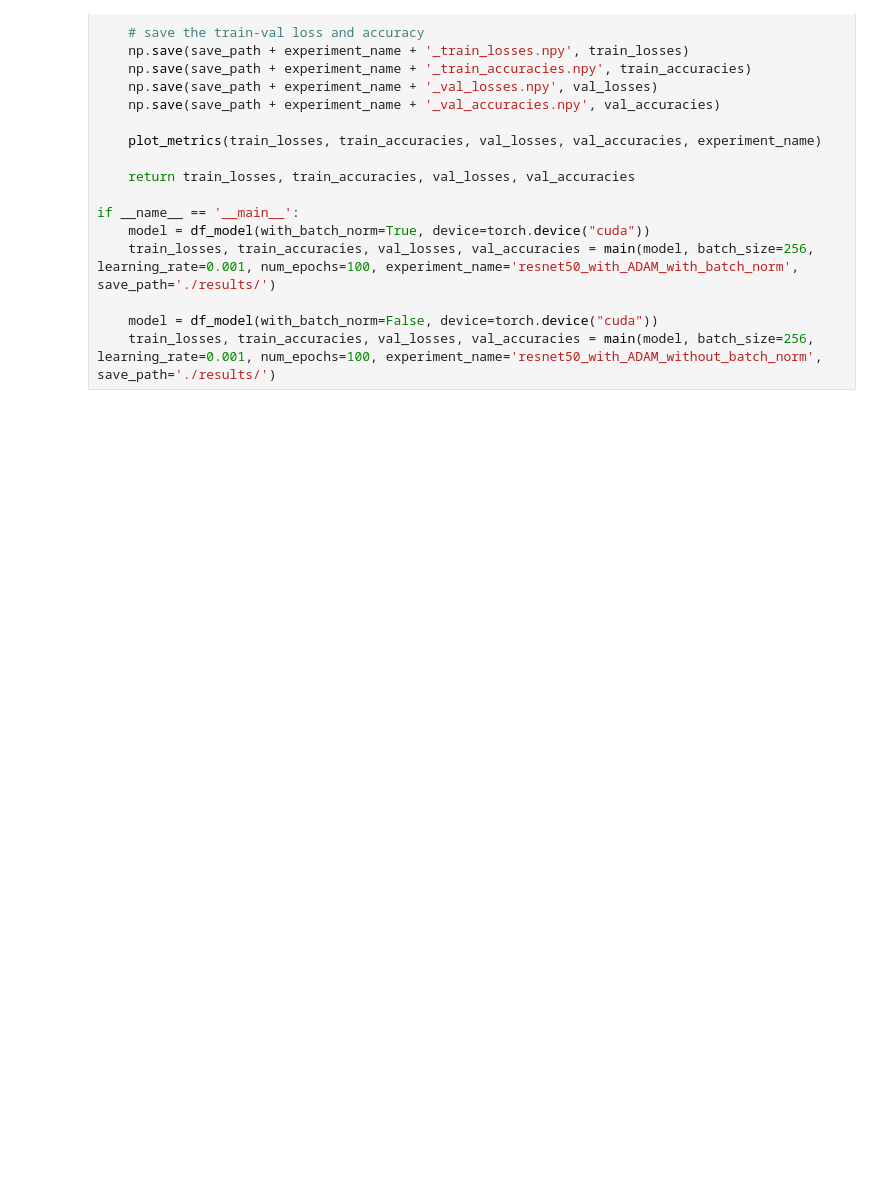
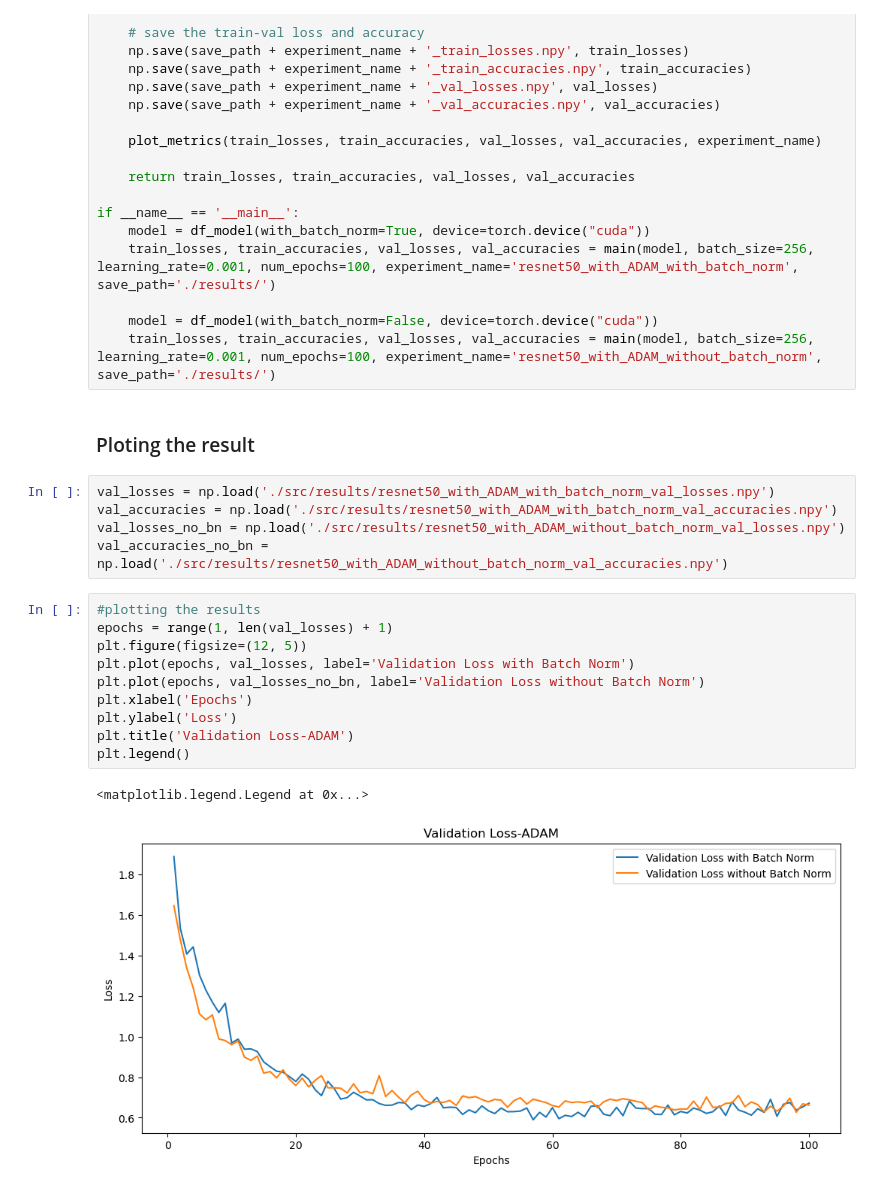
Before and after one commit to akansh12/OML-2024-AdaGrad-with-grad-difference, a Jupyter notebook: notebooks/CIFAR10-training.ipynb, the cells around one changed output. Saved outputs shown, nothing was run; the diff lists cells and outputs as text; blank space fills up the shorter version.

Commit message:
CIFAR-adam

```diff
--- a/notebooks/CIFAR10-training.ipynb
+++ b/notebooks/CIFAR10-training.ipynb
@@ -171,3 +171,23 @@ if __name__ == '__main__':
 
     model = df_model(with_batch_norm=False, device=torch.device("cuda"))
     train_losses, train_accuracies, val_losses, val_accuracies = main(model, batch_size=256, learning_rate=0.001, num_epochs=100, experiment_name='resnet50_with_ADAM_without_batch_norm', save_path='./results/')
+# %% [markdown]
+### Ploting the result
+# %%
+val_losses = np.load('./src/results/resnet50_with_ADAM_with_batch_norm_val_losses.npy')
+val_accuracies = np.load('./src/results/resnet50_with_ADAM_with_batch_norm_val_accuracies.npy')
+val_losses_no_bn = np.load('./src/results/resnet50_with_ADAM_without_batch_norm_val_losses.npy')
+val_accuracies_no_bn = np.load('./src/results/resnet50_with_ADAM_without_batch_norm_val_accuracies.npy')
+# %%
+#plotting the results
+epochs = range(1, len(val_losses) + 1)
+plt.figure(figsize=(12, 5))
+plt.plot(epochs, val_losses, label='Validation Loss with Batch Norm')
+plt.plot(epochs, val_losses_no_bn, label='Validation Loss without Batch Norm')
+plt.xlabel('Epochs')
+plt.ylabel('Loss')
+plt.title('Validation Loss-ADAM')
+plt.legend()
+# %% [output]
+<matplotlib.legend.Legend at 0x...>
+[figure, added]
```
Also changed, not shown: parts of 1 cell of this notebook, 1 other file.
